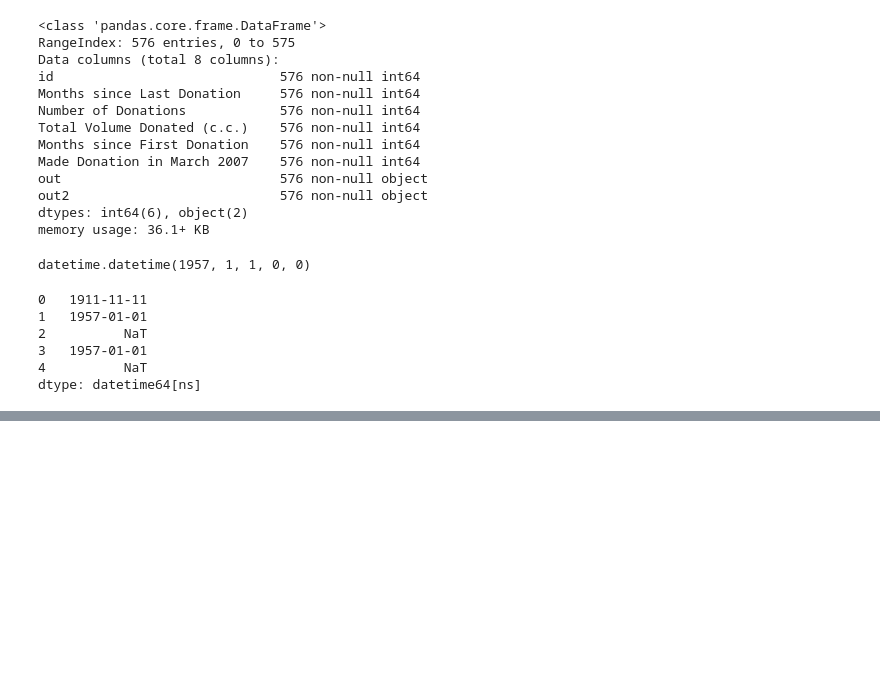
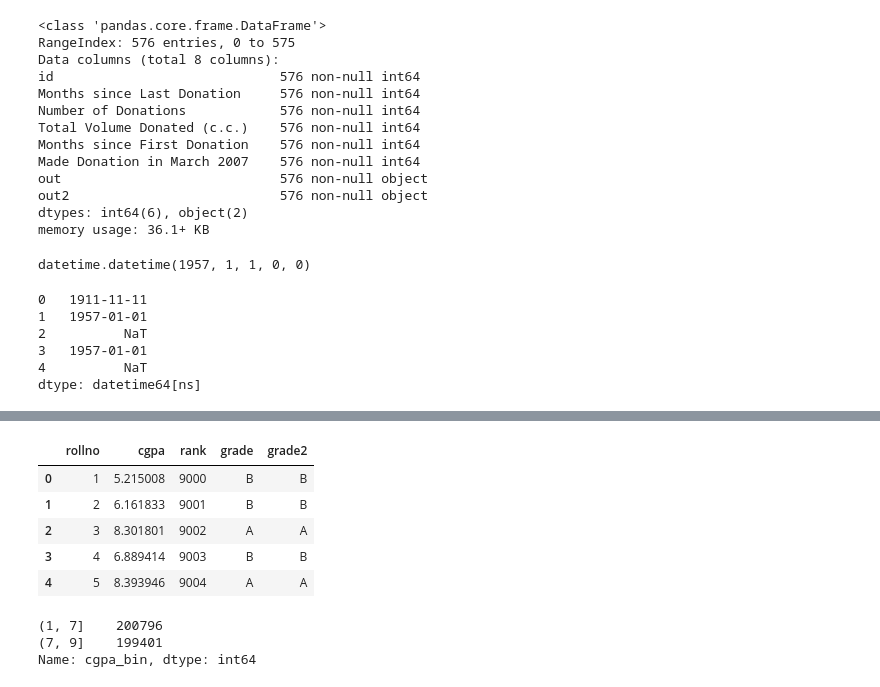
Before and after one commit to Ssamikarann/trash, a Jupyter notebook: Python_Practice 1.ipynb, the cells around one changed output, grey strips where cells are left out. Saved outputs shown, nothing was run; the diff lists cells and outputs as text; code cells hidden in the pictures; blank space fills up the shorter version.

```diff
--- a/Python_Practice 1.ipynb
+++ b/Python_Practice 1.ipynb
@@ -149,0 +233,9 @@ dtype: datetime64[ns]
+# %%
+df.head()
+# %% [output]
+|  | rollno | cgpa | rank | grade | grade2 |
+| 0 | 1 | 5.215008 | 9000 | B | B |
+| 1 | 2 | 6.161833 | 9001 | B | B |
+| 2 | 3 | 8.301801 | 9002 | A | A |
+| 3 | 4 | 6.889414 | 9003 | B | B |
+| 4 | 5 | 8.393946 | 9004 | A | A |
@@ -149,0 +245,6 @@ dtype: datetime64[ns]
+# %%
+df['cgpa_bin'].value_counts()
+# %% [output]
+(1, 7]    200796
+(7, 9]    199401
+Name: cgpa_bin, dtype: int64
```
Also changed, not shown: parts of 31 cells of this notebook.
